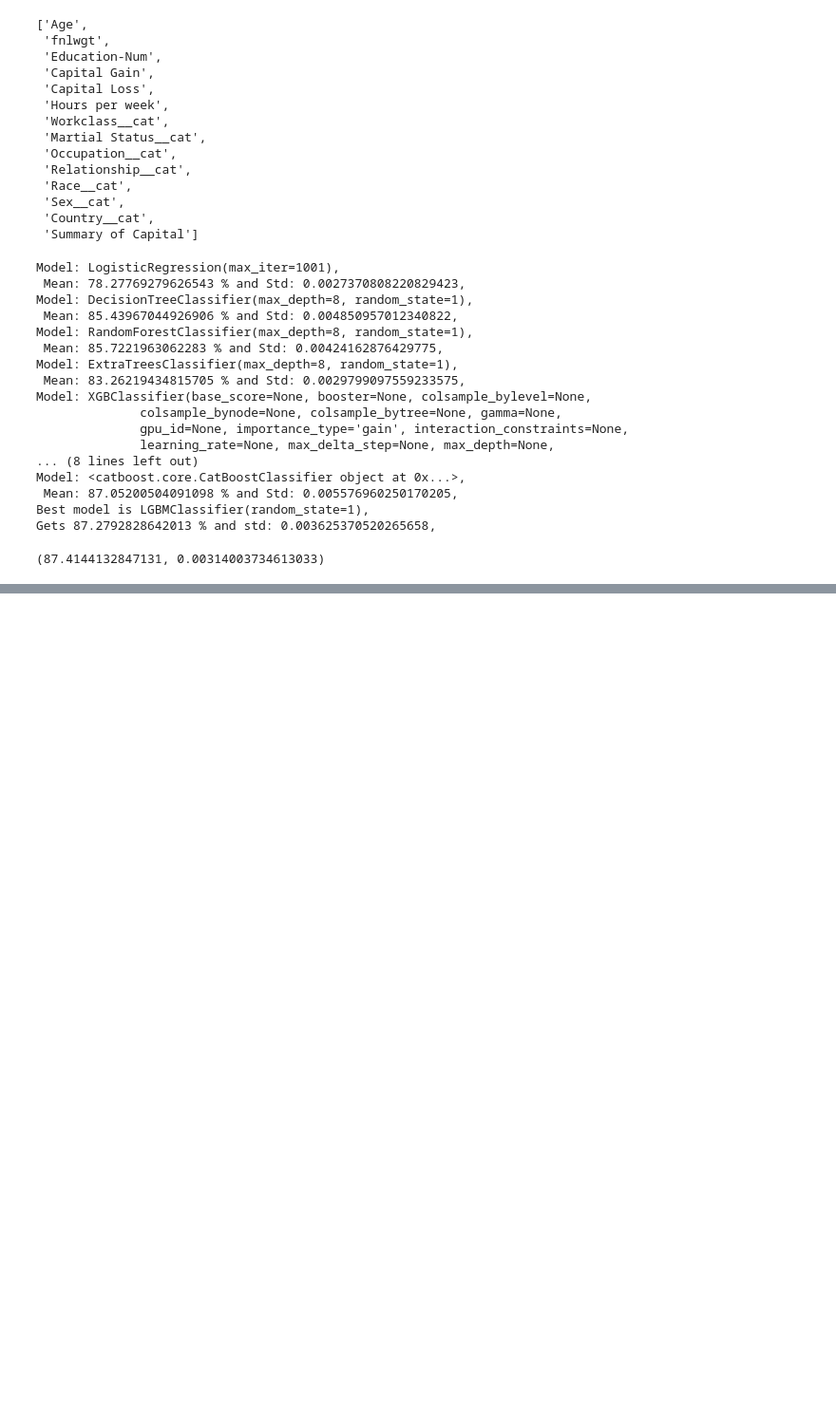
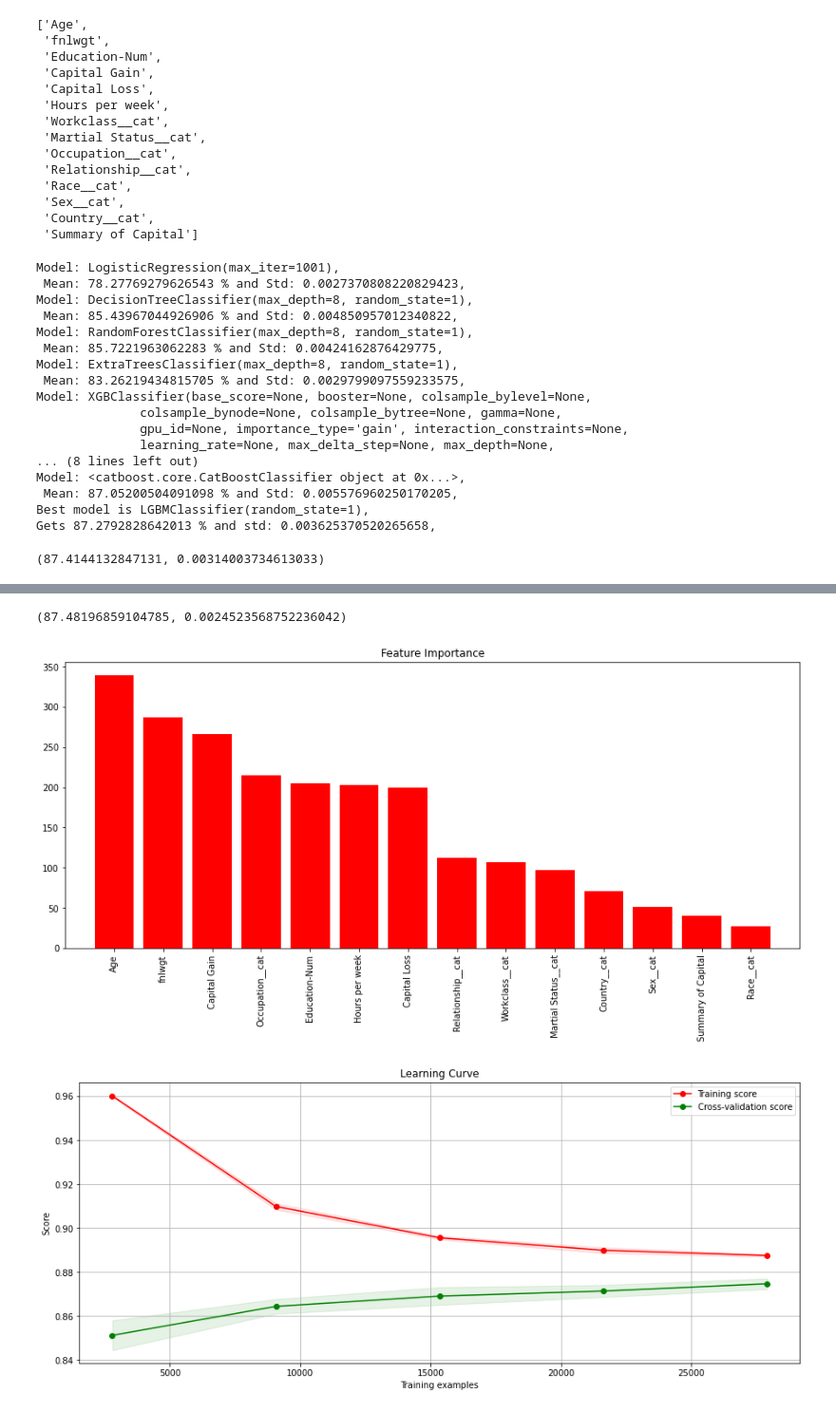
Before and after one commit to jedrzejd/Adult_Income, a Jupyter notebook: Adult_dataset.ipynb, the cells around one changed output, grey strips where cells are left out. Shown: that part at 95% size. Cells and saved outputs as stored; diff of their text form; code cells hidden in the pictures; blank space fills up the shorter version.

```diff
--- a/Adult_dataset.ipynb
+++ b/Adult_dataset.ipynb
@@ -323,0 +388,16 @@ check_features(lgb.LGBMClassifier(**params_v3), all_feats)
+# %%
+optimal_params = {
+   'n_estimators': 74,
+   'learning_rate': 0.12740859441239444,
+   'max_depth': 16
+}
+# %%
+model = lgb.LGBMClassifier(**optimal_params)
+Best_model_valid(model, new_feats)
+# %% [output]
+(87.48196859104785, 0.0024523568752236042)
+# %%
+check_features(model, new_feats)
+# %% [output]
+[figure, added]
+[figure, added]
```
Also changed, not shown: parts of 8 cells of this notebook.
